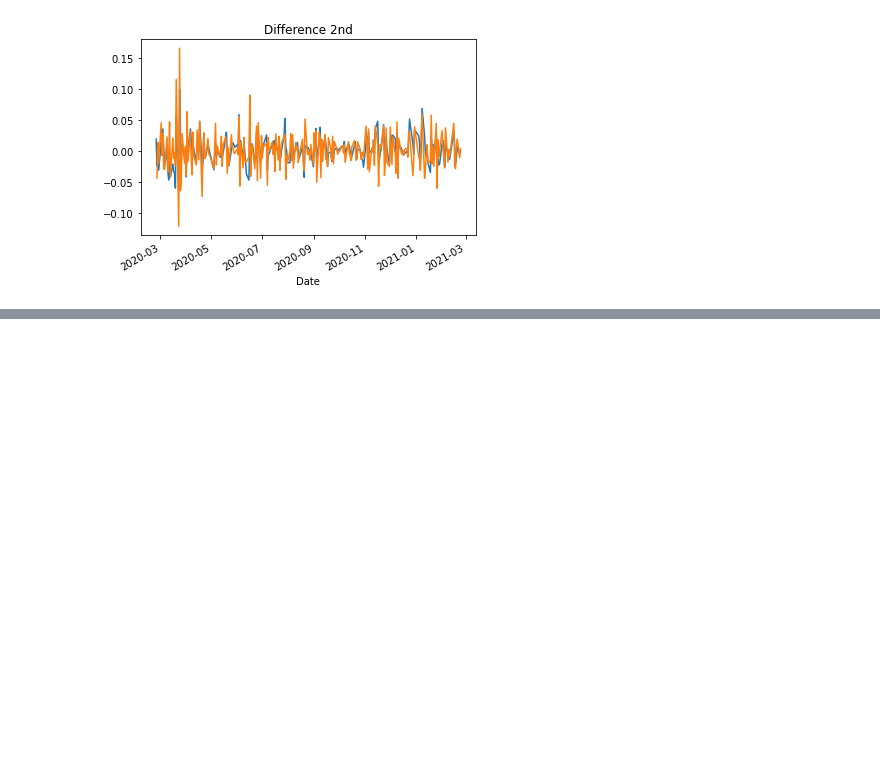
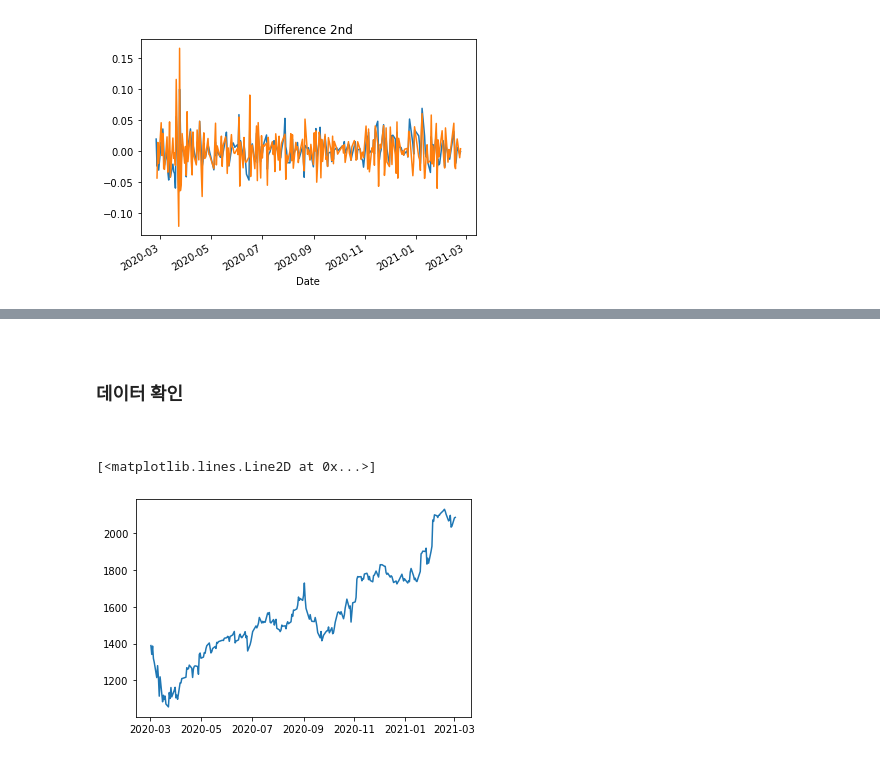
Before and after one commit to doutoury/stock_prediction, a Jupyter notebook: stock_prediction_01.ipynb, the cells around one changed output, grey strips where cells are left out. Drawn from its saved outputs; the diff is of its cells as text; code cells hidden in the pictures; blank space fills up the shorter version.

```diff
--- a/stock_prediction_01.ipynb
+++ b/stock_prediction_01.ipynb
@@ -453,0 +481,9 @@ MAPE: 7.25%
+# %%
+# 판다스 Dataframe 으로 csv 데이터의 'Close' 열 읽어오기
+
+dataset_filepath = os.getenv('HOME') + '/aiffel/stock_prediction/data/GOOG.csv'
+
+df = pd.read_csv(dataset_filepath, index_col='Date', parse_dates=True)
+ts_google = df['Close']
+
+ts_google.head(10)
@@ -453,0 +503,13 @@ MAPE: 7.25%
+# %% [markdown]
+<br>
+
+### 데이터 확인
+
+<br>
+# %%
+# 'Close' 칼럼 데이터 확인
+
+plt.plot(ts_google)
+# %% [output]
+[<matplotlib.lines.Line2D at 0x...>]
+[figure, added]
```
Also changed, not shown: parts of 93 cells of this notebook.
